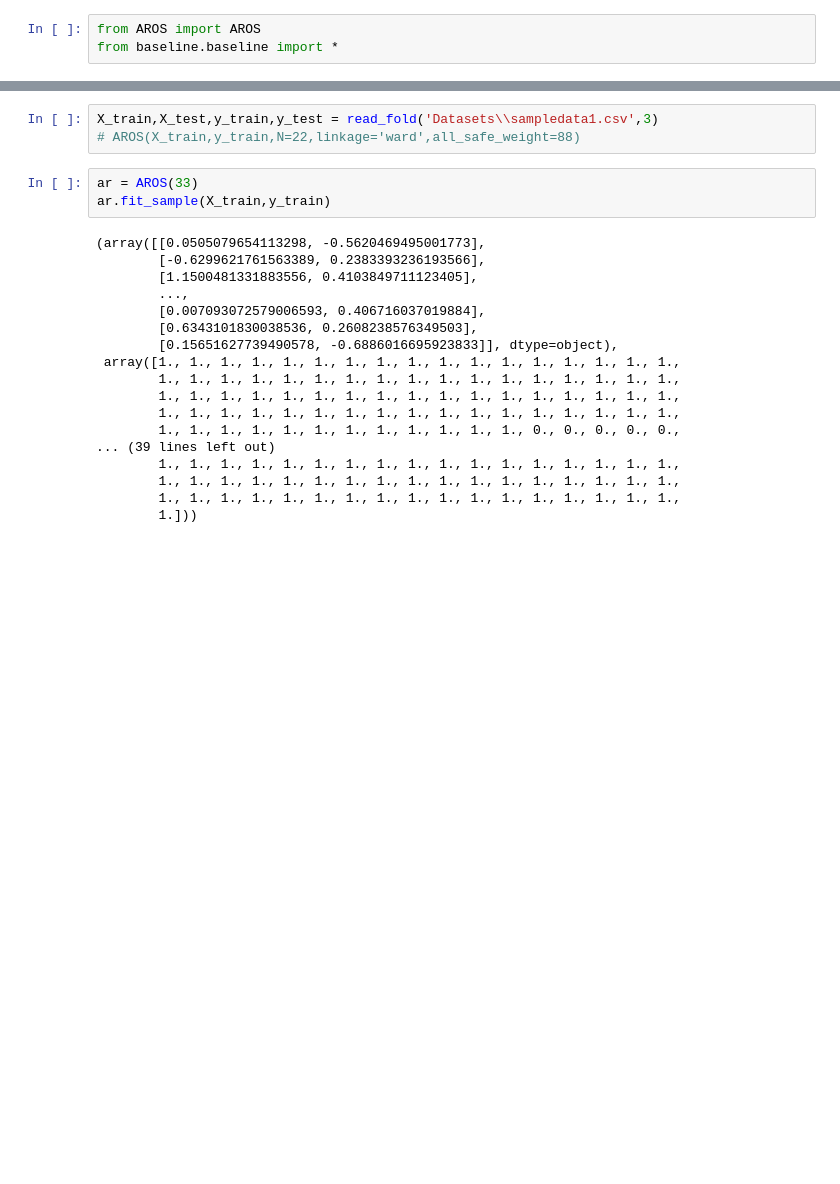
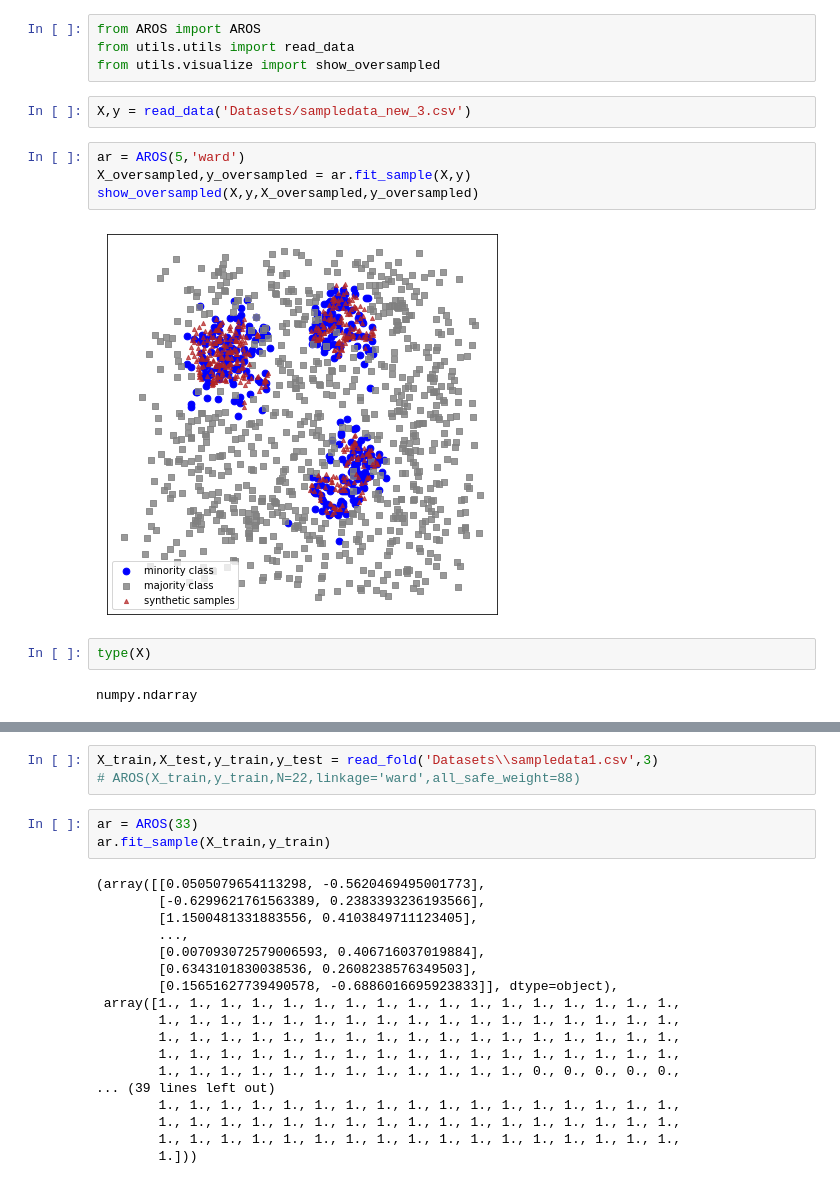
Before and after one commit to ghostqriver/AROSS, a Jupyter notebook: AROS guidance.ipynb, the cells around one changed output, grey strips where cells are left out. Saved outputs shown, nothing was run; the diff lists cells and outputs as text; blank space fills up the shorter version.

```diff
--- a/AROS guidance.ipynb
+++ b/AROS guidance.ipynb
@@ -22,3 +7,16 @@ The autoreload extension is already loaded. To reload it, use:
 # %%
 from AROS import AROS
-from baseline.baseline import *
+from utils.utils import read_data
+from utils.visualize import show_oversampled
+# %%
+X,y = read_data('Datasets/sampledata_new_3.csv')
+# %%
+ar = AROS(5,'ward')
+X_oversampled,y_oversampled = ar.fit_sample(X,y)
+show_oversampled(X,y,X_oversampled,y_oversampled)
+# %% [output]
+[figure, added]
+# %%
+type(X)
+# %% [output]
+numpy.ndarray
```
Also changed, not shown: parts of 4 cells of this notebook, 8 other files.
